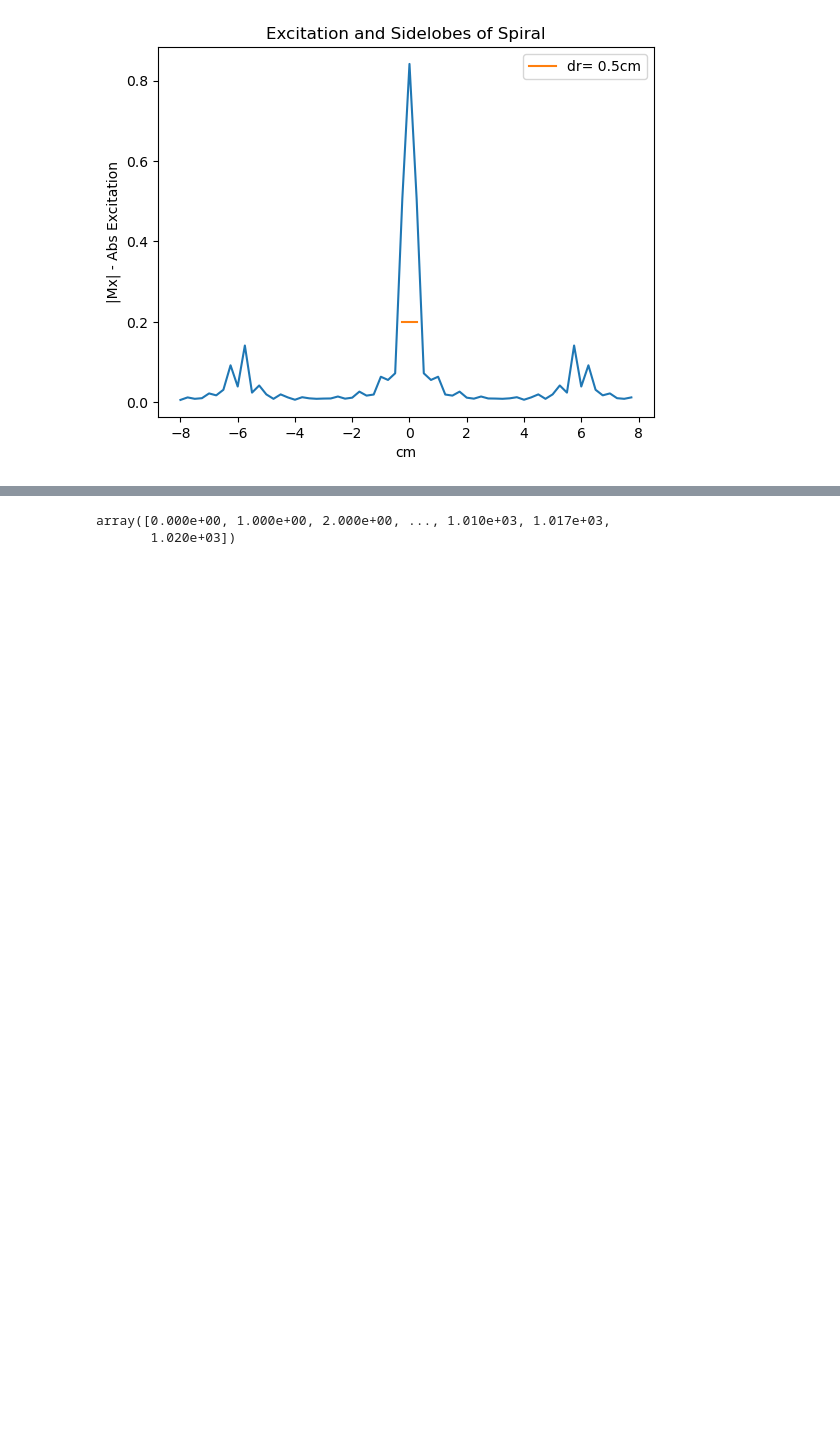
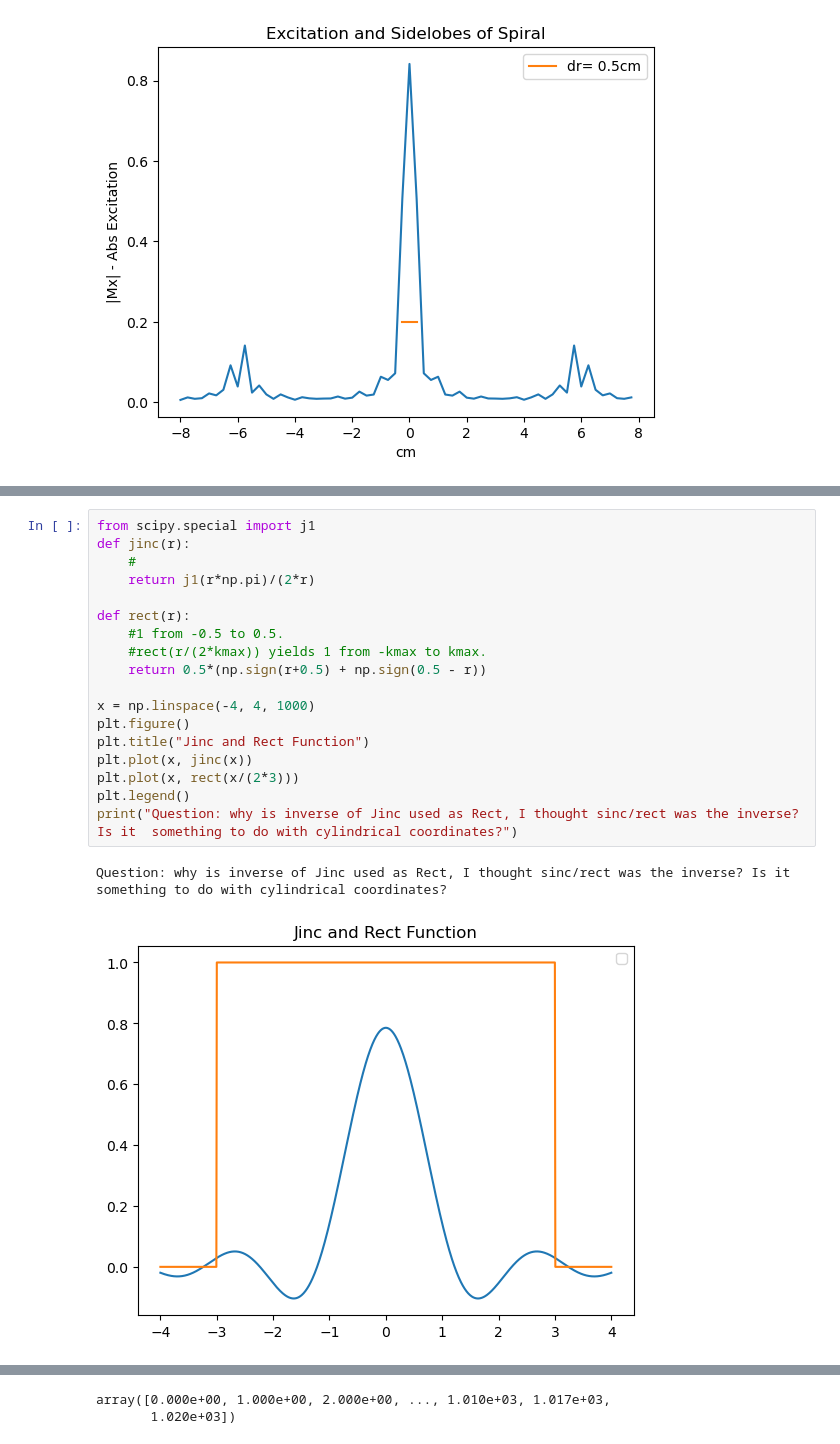
Before and after one commit to jhillard-stanford/mri-fingerprinting, a Jupyter notebook: assingment2/assignment2.ipynb, the cells around one changed output, grey strips where cells are left out. Cells and saved outputs as stored; diff of their text form; blank space fills up the shorter version.

```diff
--- a/assingment2/assignment2.ipynb
+++ b/assingment2/assignment2.ipynb
@@ -190,3 +183,24 @@ No artists with labels found to put in legend.  Note that artists whose label st
 [figure]
 [figure]
 [figure]
+# %%
+from scipy.special import j1
+def jinc(r):
+    #
+    return j1(r*np.pi)/(2*r)
+
+def rect(r):
+    #1 from -0.5 to 0.5.
+    #rect(r/(2*kmax)) yields 1 from -kmax to kmax.
+    return 0.5*(np.sign(r+0.5) + np.sign(0.5 - r))
+
+x = np.linspace(-4, 4, 1000)
+plt.figure()
+plt.title("Jinc and Rect Function")
+plt.plot(x, jinc(x))
+plt.plot(x, rect(x/(2*3)))
+plt.legend()
+print("Question: why is inverse of Jinc used as Rect, I thought sinc/rect was the inverse? Is it  something to do with cylindrical coordinates?")
+# %% [output]
+Question: why is inverse of Jinc used as Rect, I thought sinc/rect was the inverse? Is it  something to do with cylindrical coordinates?
+[figure, added]
```
Also changed, not shown: parts of 6 cells of this notebook, 4 other files.
